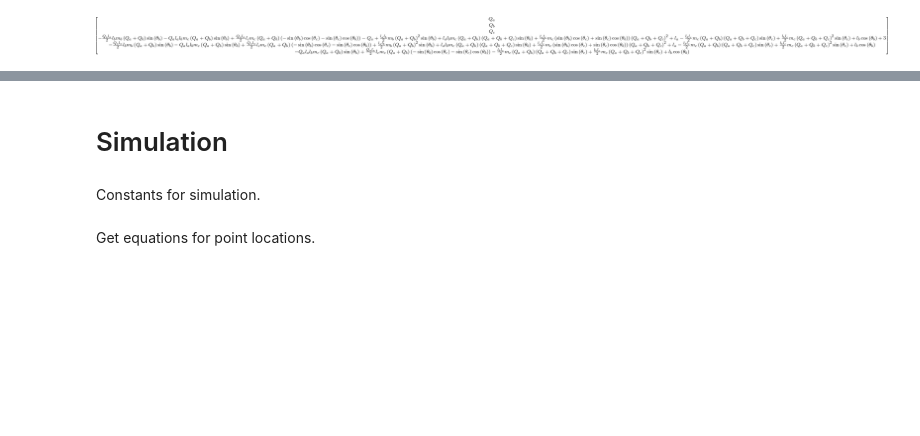
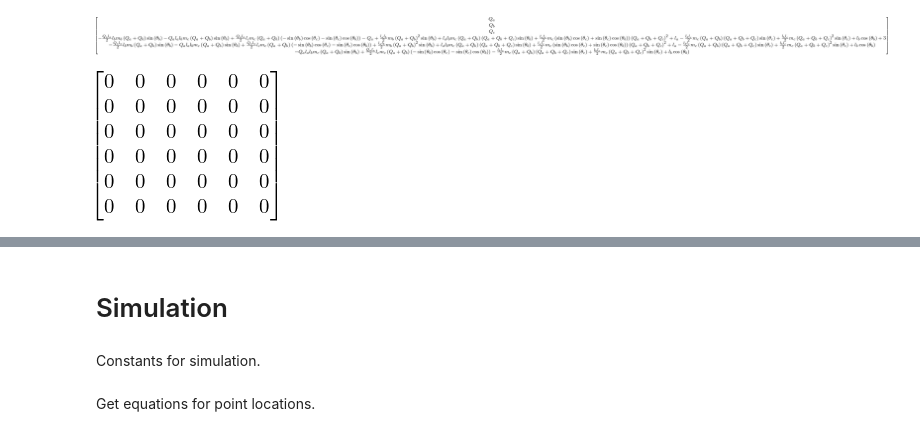
Before and after one commit to jgoppert/control-systems, a Jupyter notebook: 4 Bar.ipynb, the cells around one changed output, grey strips where cells are left out. Drawn from its saved outputs; the diff is of its cells as text; code cells hidden in the pictures; blank space fills up the shorter version.

```diff
--- a/4 Bar.ipynb
+++ b/4 Bar.ipynb
@@ -156,2 +163,6 @@ km.forcing_full.subs(x_no_t_sub)
 # %% [output]
 [figure]
+# %%
+(km.mass_matrix_full[0:6,0:6] - lm.mass_matrix_full[0:6,0:6]).applyfunc(lambda expr: expr.expand().simplify())
+# %% [output]
+[figure, added]
```
Also changed, not shown: parts of 10 cells of this notebook.
